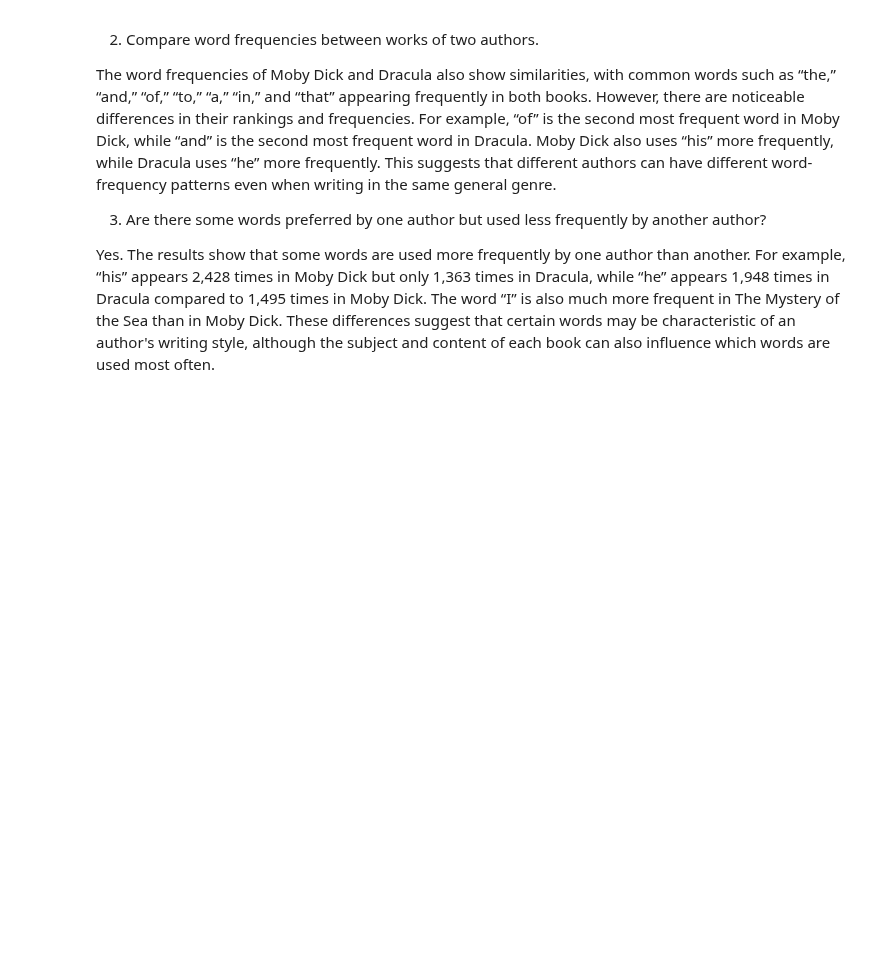
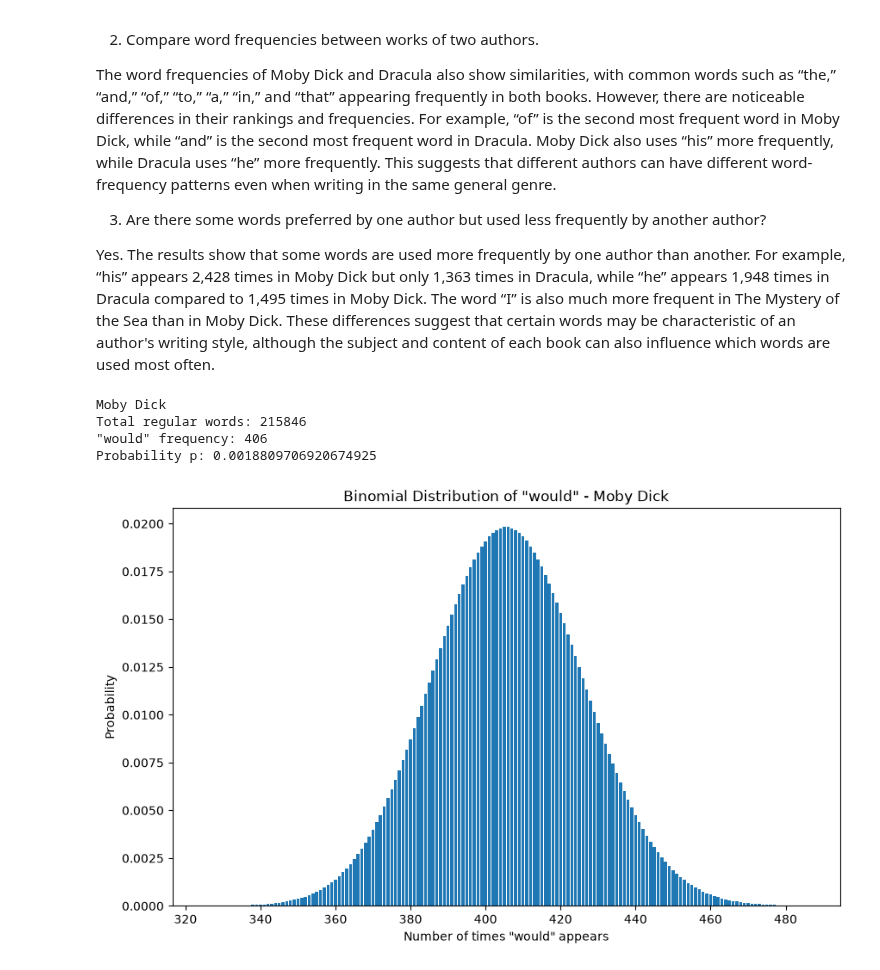
Before and after one commit to utk-cs445-fall26/MiniProject1, a Jupyter notebook: jmurph91.ipynb, the cells around one changed output. Cells and saved outputs as stored; diff of their text form; code cells hidden in the pictures; blank space fills up the shorter version.

Commit message:
add extra credit

```diff
--- a/jmurph91.ipynb
+++ b/jmurph91.ipynb
@@ -215,3 +215,57 @@ The word frequencies of Moby Dick and Dracula also show similarities, with commo
 3. Are there some words preferred by one author but used less frequently by another author?
 
 Yes. The results show that some words are used more frequently by one author than another. For example, “his” appears 2,428 times in Moby Dick but only 1,363 times in Dracula, while “he” appears 1,948 times in Dracula compared to 1,495 times in Moby Dick. The word “I” is also much more frequent in The Mystery of the Sea than in Moby Dick. These differences suggest that certain words may be characteristic of an author's writing style, although the subject and content of each book can also influence which words are used most often.
+# %%
+# Function to calculate binomial statistics for a specific word
+
+def calculateStats(wf, word):
+    # Calculate total number of words
+    tw = 0
+    for w in wf:
+        tw += wf[w]
+
+    # Get frequency of the selected word
+    word_count = wf.get(word, 0)
+
+    # Calculate probability of the word
+    p = word_count / tw
+
+    return tw, word_count, p
+# %%
+# Extra Credit: Moby Dick
+
+import numpy as np
+import matplotlib.pyplot as plt
+from scipy.stats import binom
+
+# Calculate statistics
+tw1, would1, p1 = calculateStats(wf1, "would")
+
+print("Moby Dick")
+print("Total regular words:", tw1)
+print('"would" frequency:', would1)
+print("Probability p:", p1)
+
+# Create binomial distribution
+x = np.arange(0, tw1 + 1)
+y = binom.pmf(x, tw1, p1)
+
+# Plot only the useful portion around the distribution
+mean = tw1 * p1
+std = np.sqrt(tw1 * p1 * (1 - p1))
+x_plot = np.arange(max(0, int(mean - 4 * std)),
+                   int(mean + 4 * std) + 1)
+y_plot = binom.pmf(x_plot, tw1, p1)
+
+plt.figure(figsize=(10, 6))
+plt.bar(x_plot, y_plot)
+plt.title('Binomial Distribution of "would" - Moby Dick')
+plt.xlabel('Number of times "would" appears')
+plt.ylabel('Probability')
+plt.show()
+# %% [output]
+Moby Dick
+Total regular words: 215846
+"would" frequency: 406
+Probability p: 0.0018809706920674925
+[figure, added]
```
Also changed, not shown: parts of 4 cells of this notebook.
